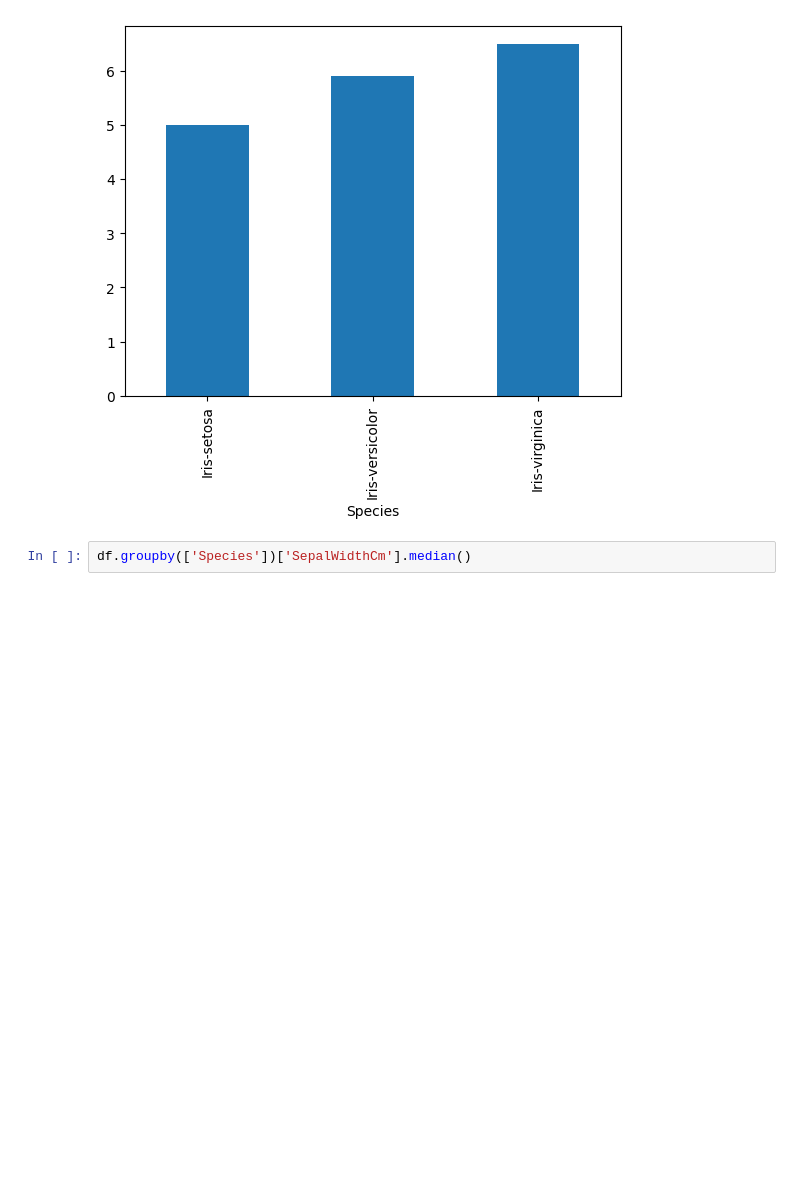
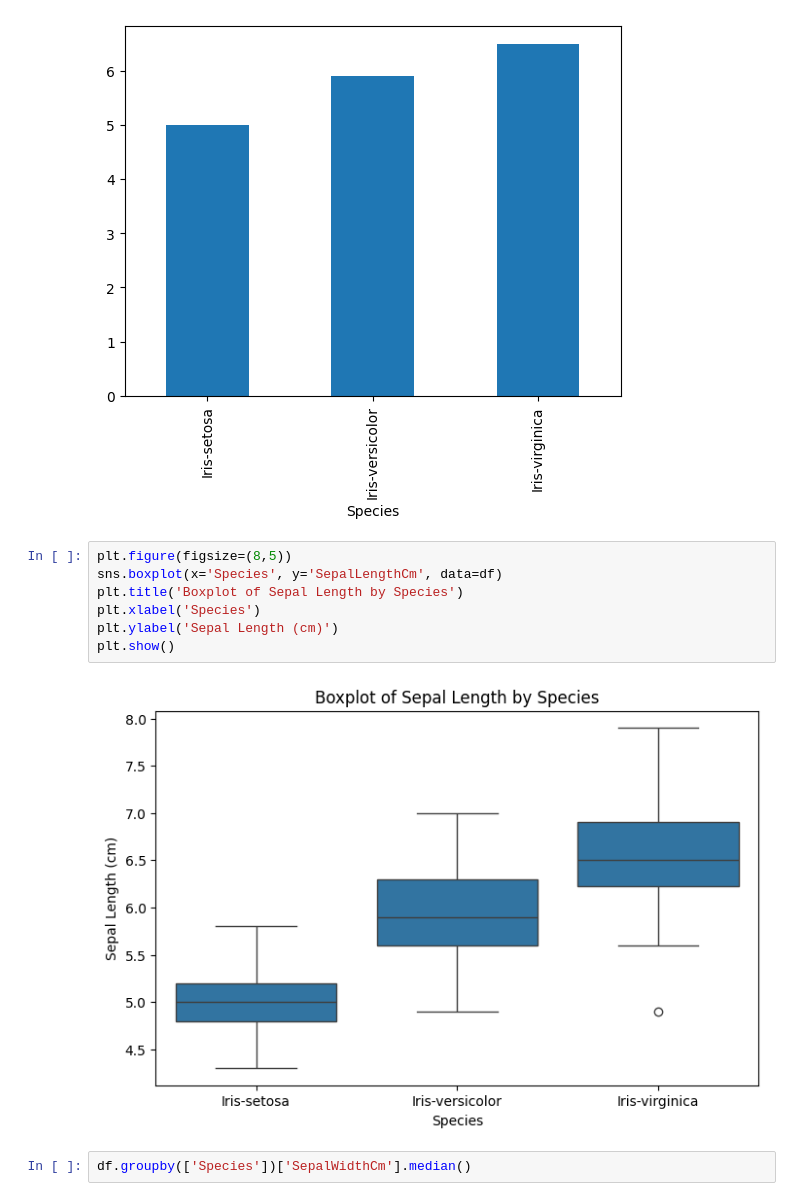
Before and after one commit to rahul-1419/Iris_Classification, a Jupyter notebook: Notebook/Note.ipynb, the cells around one changed output. Cells and saved outputs as stored; diff of their text form; blank space fills up the shorter version.

```diff
--- a/Notebook/Note.ipynb
+++ b/Notebook/Note.ipynb
@@ -94,6 +104,15 @@ df.groupby(['Species'])['SepalLengthCm'].median().plot(kind='bar')
 plt.show()
 # %% [output]
 [figure]
+# %%
+plt.figure(figsize=(8,5))
+sns.boxplot(x='Species', y='SepalLengthCm', data=df)
+plt.title('Boxplot of Sepal Length by Species')
+plt.xlabel('Species')
+plt.ylabel('Sepal Length (cm)')
+plt.show()
+# %% [output]
+[figure, added]
 # %%
 df.groupby(['Species'])['SepalWidthCm'].median()
 # %% [output]
```
Also changed, not shown: parts of 11 cells of this notebook, 1 other file.
